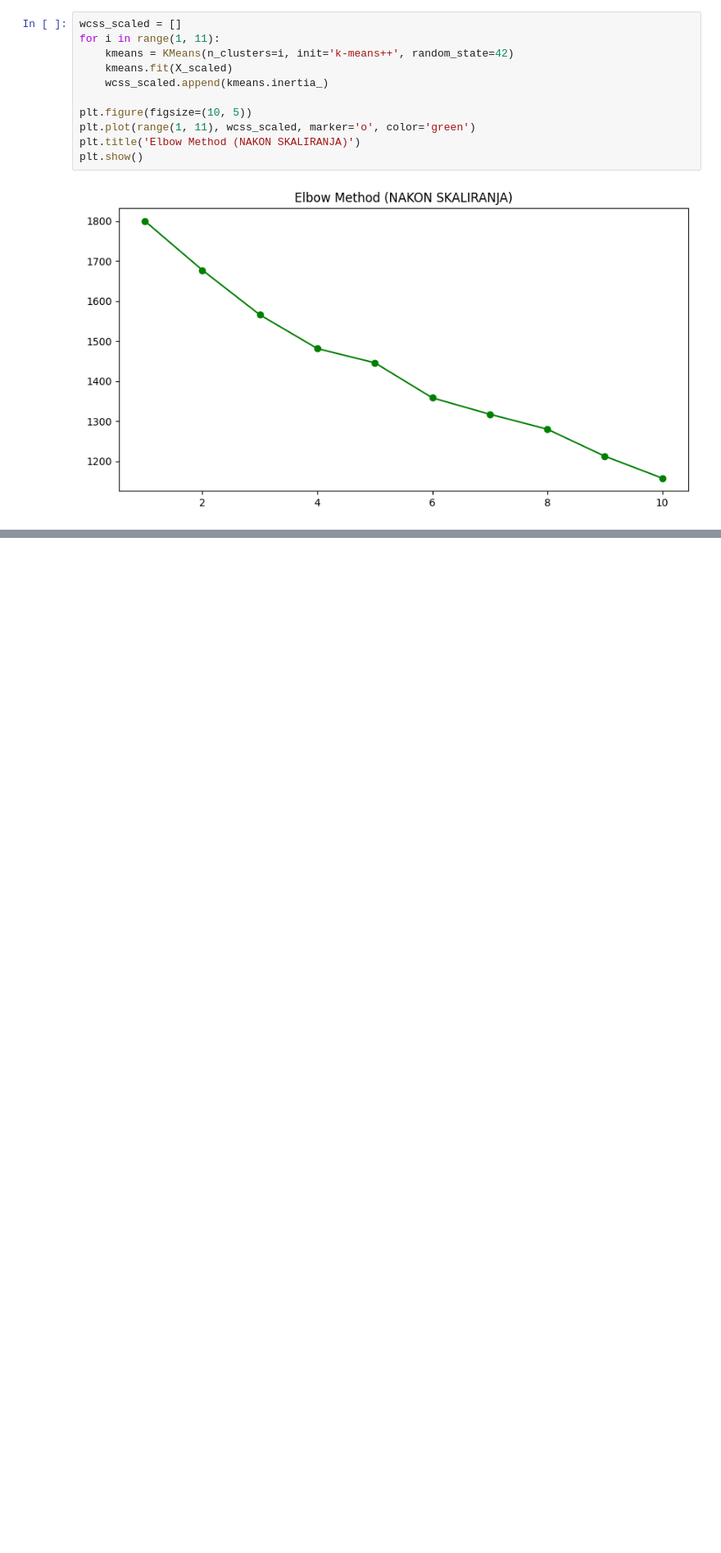
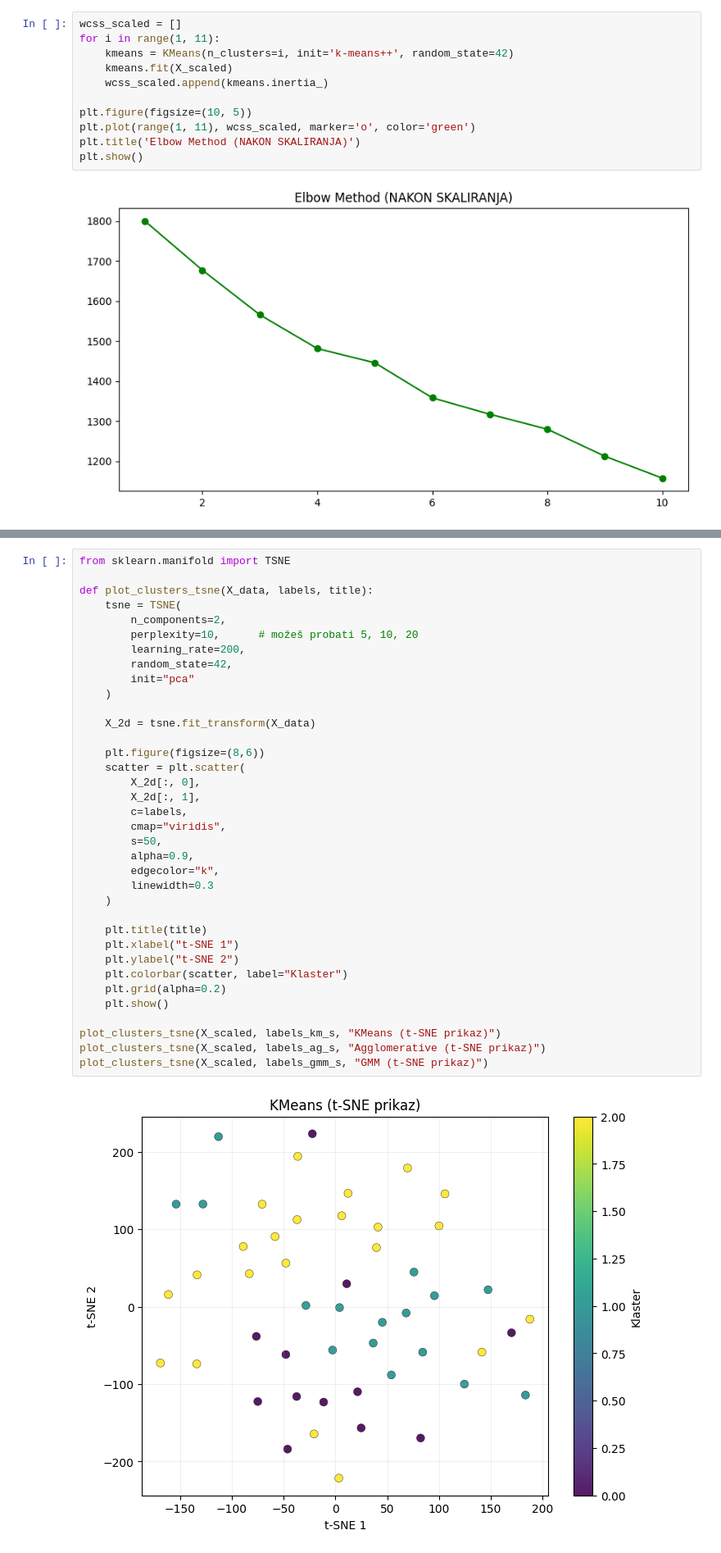
Before and after one commit to gavrilovicluka/machine-learning-projects, a Jupyter notebook: Projekat 2/Projekat2.ipynb, the cells around one changed output, grey strips where cells are left out. Shown at 82% size. Cells and saved outputs as stored; diff of their text form; blank space fills up the shorter version.

```diff
--- a/Projekat 2/Projekat2.ipynb
+++ b/Projekat 2/Projekat2.ipynb
@@ -866,0 +1037,38 @@ plt.show()
+# %%
+from sklearn.manifold import TSNE
+
+def plot_clusters_tsne(X_data, labels, title):
+    tsne = TSNE(
+        n_components=2,
+        perplexity=10,      # možeš probati 5, 10, 20
+        learning_rate=200,
+        random_state=42,
+        init="pca"
+    )
+
+    X_2d = tsne.fit_transform(X_data)
+
+    plt.figure(figsize=(8,6))
+    scatter = plt.scatter(
+        X_2d[:, 0],
+        X_2d[:, 1],
+        c=labels,
+        cmap="viridis",
+        s=50,
+        alpha=0.9,
+        edgecolor="k",
+        linewidth=0.3
+    )
+
+    plt.title(title)
+    plt.xlabel("t-SNE 1")
+    plt.ylabel("t-SNE 2")
+    plt.colorbar(scatter, label="Klaster")
+    plt.grid(alpha=0.2)
+    plt.show()
+
+plot_clusters_tsne(X_scaled, labels_km_s, "KMeans (t-SNE prikaz)")
+plot_clusters_tsne(X_scaled, labels_ag_s, "Agglomerative (t-SNE prikaz)")
+plot_clusters_tsne(X_scaled, labels_gmm_s, "GMM (t-SNE prikaz)")
+# %% [output]
+[figure, added]
```
Also changed, not shown: parts of 9 cells of this notebook.
